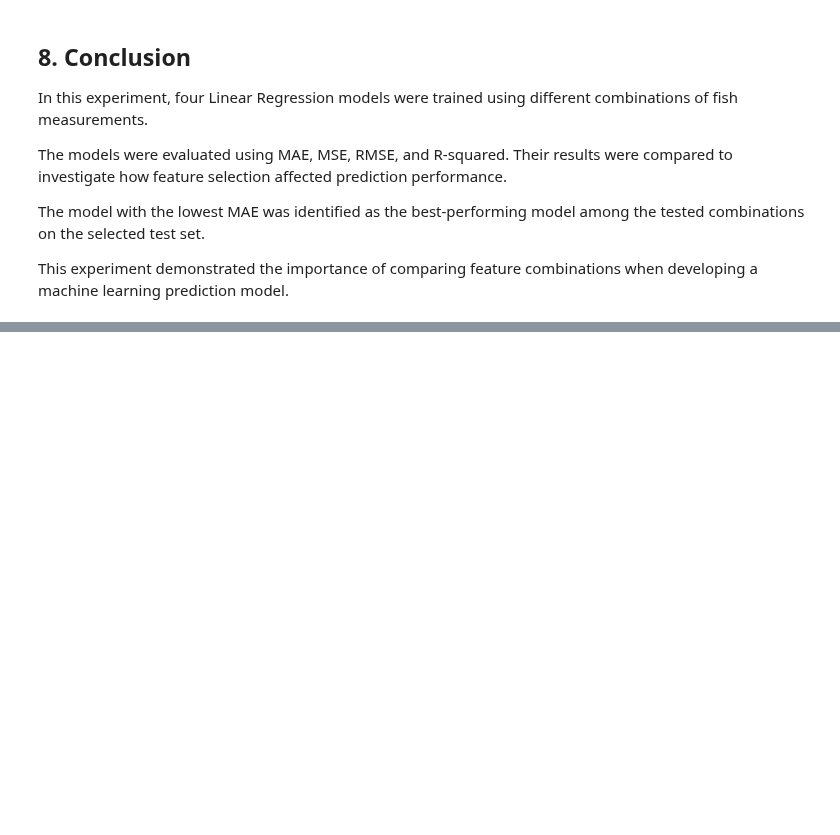
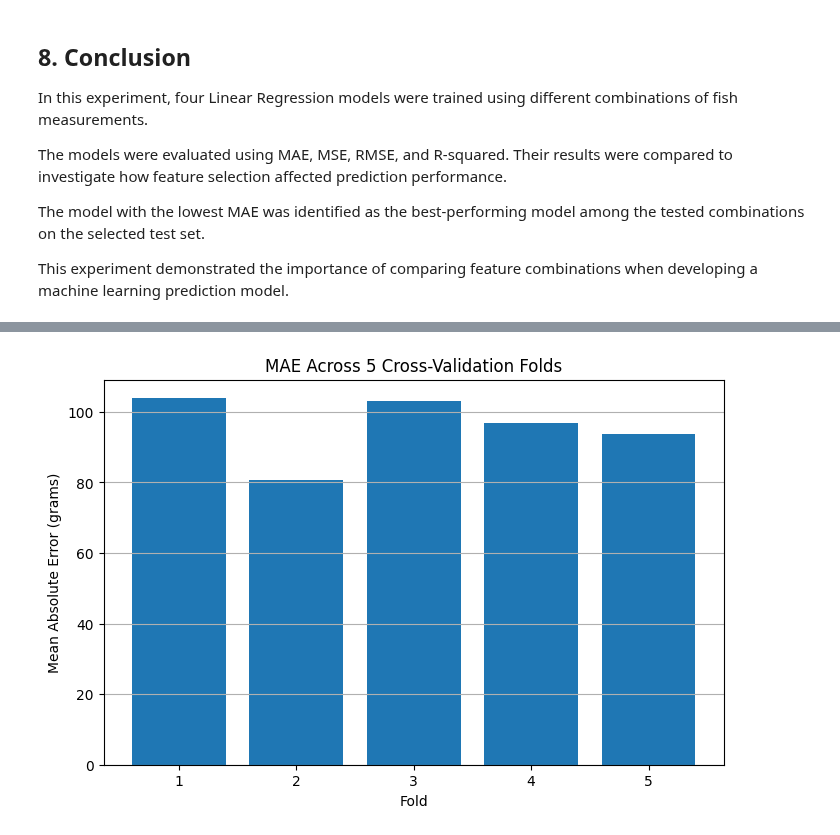
Before and after one commit to abhipsa29-cloud/Fish-Weight-Prediction, a Jupyter notebook: Fish_Weight_Prediction.ipynb, the cells around one changed output, grey strips where cells are left out. Cells and saved outputs as stored; diff of their text form; code cells hidden in the pictures; blank space fills up the shorter version.

Commit message:
Day 18: Evaluated fish weight prediction using 5-fold cross-validation

```diff
--- a/Fish_Weight_Prediction.ipynb
+++ b/Fish_Weight_Prediction.ipynb
@@ -3942,0 +4041,30 @@ combinations when developing a machine learning prediction model.
+# %%
+model = LinearRegression()
+
+kf = KFold(n_splits=5, shuffle=True, random_state=42)
+
+scoring = {
+    "r2": "r2",
+    "mae": "neg_mean_absolute_error",
+    "mse": "neg_mean_squared_error"
+}
+
+cv_results = cross_validate(
+    model,
+    X,
+    y,
+    cv=kf,
+    scoring=scoring,
+    return_train_score=False
+)
+
+fold_results = pd.DataFrame({
+    "Fold": range(1, 6),
+    "MAE": -cv_results["test_mae"],
+    "MSE": -cv_results["test_mse"],
+    "RMSE": np.sqrt(-cv_results["test_mse"]),
+    "R-squared": cv_results["test_r2"]
+})
+
+print("5-Fold Cross-Validation Results:")
+display(fold_results.round(3))
@@ -3942,0 +4124,14 @@ combinations when developing a machine learning prediction model.
+# %%
+plt.figure(figsize=(8, 5))
+
+plt.bar(fold_results["Fold"], fold_results["MAE"])
+
+plt.title("MAE Across 5 Cross-Validation Folds")
+plt.xlabel("Fold")
+plt.ylabel("Mean Absolute Error (grams)")
+
+plt.xticks([1, 2, 3, 4, 5])
+plt.grid(axis="y")
+plt.show()
+# %% [output]
+[figure, added]
```
Also changed, not shown: parts of 12 cells of this notebook.
